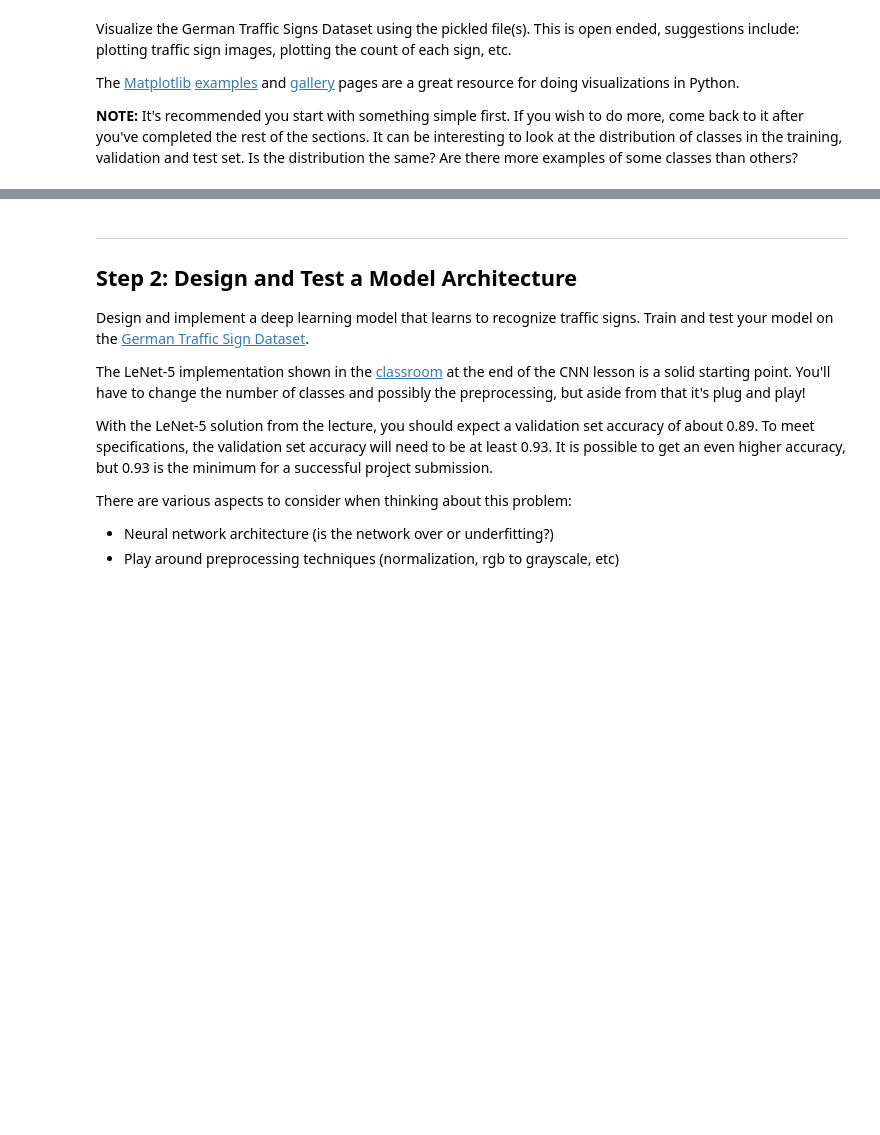
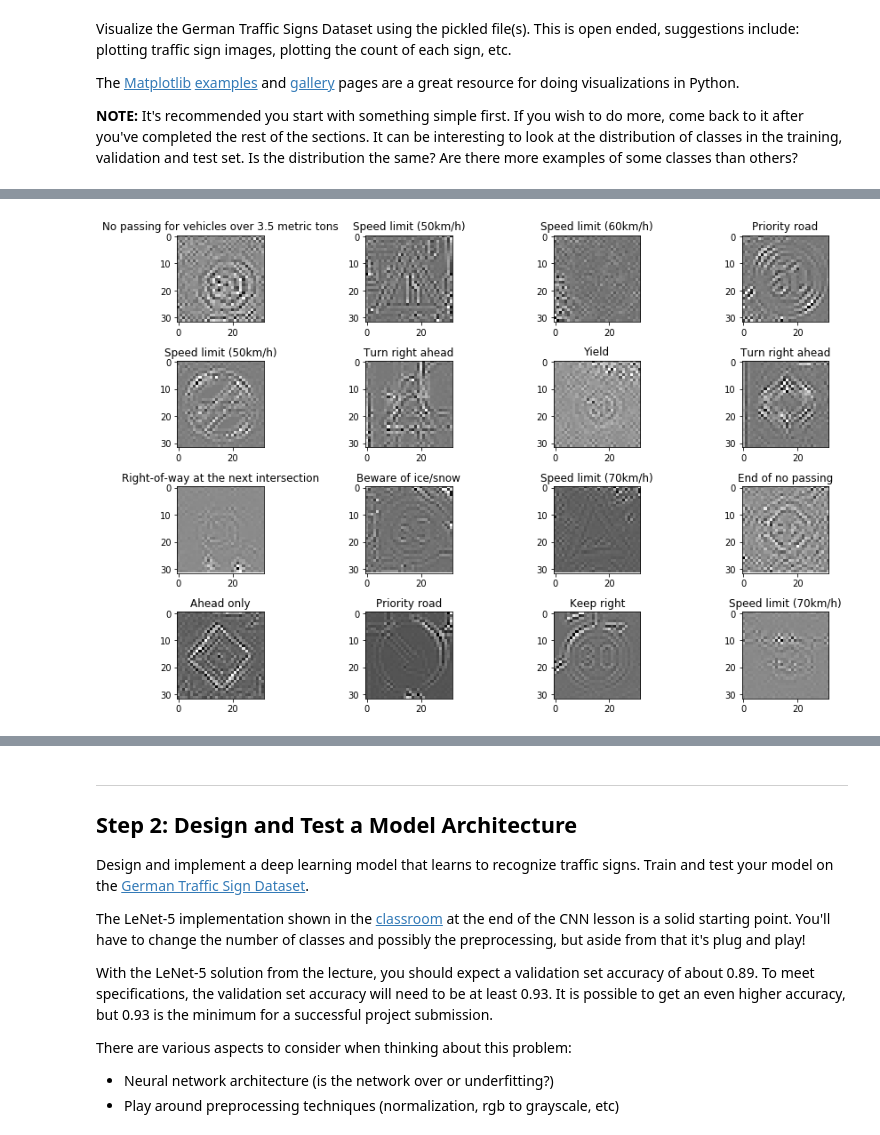
Before and after one commit to mhaytmyr/Udacity, a Jupyter notebook: Term1_Project2/Traffic_Sign_Classifier.ipynb, the cells around one changed output, grey strips where cells are left out. Saved outputs shown, nothing was run; the diff lists cells and outputs as text; code cells hidden in the pictures; blank space fills up the shorter version.

```diff
--- a/Term1_Project2/Traffic_Sign_Classifier.ipynb
+++ b/Term1_Project2/Traffic_Sign_Classifier.ipynb
@@ -109,0 +89,90 @@ plt.tight_layout()
+# %%
+### Data exploration visualization code goes here.
+### Feel free to use as many code cells as needed.
+import matplotlib.pyplot as plt
+# Visualizations will be shown in the notebook.
+%matplotlib inline
+
+random_img = np.random.choice(n_train,16)
+#print(random_img)
+
+fig,axis = plt.subplots(ncols=4,nrows=4, figsize=(12,8))
+ax = axis.ravel()
+
+def sigmoid_normalization(img,min_new=-1,max_new=1,power=-1):
+
+    if len(img.shape)==4:
+        img_norm = np.zeros((img.shape[0],img.shape[1],img.shape[2],3))
+        print("Image rank ",4)
+
+        for i in range(img_norm.shape[0]):
+            #gray_img = img[i,:,:,:].copy().mean(axis=2)
+
+            #min_old, max_old = gray_img.min(), gray_img.max()
+            #alpha = np.std(gray_img.flat)
+            #beta = np.mean(gray_img.flat)
+
+            #img_norm[i,:,:,0] = (max_new-min_new)*(1+np.exp(-(gray_img-beta)/alpha))**power+min_new
+            #img_norm[i,:,:,0] = (max_new-min_new)*(gray_img-min_old)/(max_old-min_old)+min_new
+
+            red_edge = cv2.Laplacian(img[i,:,:,0].astype(np.float32),cv2.CV_32F)
+            img_norm[i,:,:,0] = red_edge/red_edge.max()
+            green_edge = cv2.Laplacian(img[i,:,:,1].astype(np.float32),cv2.CV_32F)
+            img_norm[i,:,:,1] = green_edge
+            blue_edge = cv2.Laplacian(img[i,:,:,2].astype(np.float32),cv2.CV_32F)
+            img_norm[i,:,:,2] = blue_edge
+
+        return img_norm
+
+    elif len(img.shape)==3:
+
+        #gray_img = img.copy().mean(axis=2)
+
+        red_edge = cv2.Laplacian(img[:,:,0].astype(np.float32),cv2.CV_32F)
+        red_edge = red_edge/red_edge.max()
+        green_edge = cv2.Laplacian(img[:,:,1].astype(np.float32),cv2.CV_32F)
+        green_edge = green_edge/green_edge.max()
+        blue_edge = cv2.Laplacian(img[:,:,2].astype(np.float32),cv2.CV_32F)
+        blue_edge = blue_edge/blue_edge.max()
+
+        #red_edge = cv2.Canny(img[:,:,0].astype(np.uint8),0,50)
+        #green_edge = cv2.Canny(img[:,:,1].astype(np.uint8),0,50)
+        #blue_edge = cv2.Canny(img[:,:,2].astype(np.uint8),0,50)
+
+        #img_norm = (max_new-min_new)*(gray_img-min_old)/(max_old-min_old)+min_new
+        img_norm = np.stack([red_edge,green_edge,blue_edge],axis=2)
+
+        return img_norm
+
+    else:
+        return img
+
+
+for i in range(len(ax)):
+    index = random_img[i]
+    label = y_train[index]
+    traffic_name = sign_names.ix[label,"SignName"]
+
+    #ax[i].imshow(X_train[index])
+    ax[i].imshow(sigmoid_normalization(X_train[index]).max(axis=2),cmap="gray")
+    ax[i].set_title(traffic_name)
+
+plt.tight_layout()
+
+# fig,axis = plt.subplots(ncols=4,nrows=4, figsize=(12,8))
+# ax = axis.ravel()
+# for i in range(len(ax)):
+#     index = random_img[i]
+#     label = y_train[index]
+#     traffic_name = sign_names.ix[label,"SignName"]
+
+#     tmp_img = sigmoid_normalization(X_train[index]).mean(axis=2)
+#     #print((tmp_img.argmax(axis=2)).shape)
+
+#     #ax[i].imshow(X_train[index])
+#     ax[i].hist(tmp_img.flat,bins=100)
+#     #ax[i].set_title(traffic_name)
+
+# plt.tight_layout()
+# %% [output]
+[figure, added]
```
Also changed, not shown: parts of 17 cells of this notebook, 12 other files.
